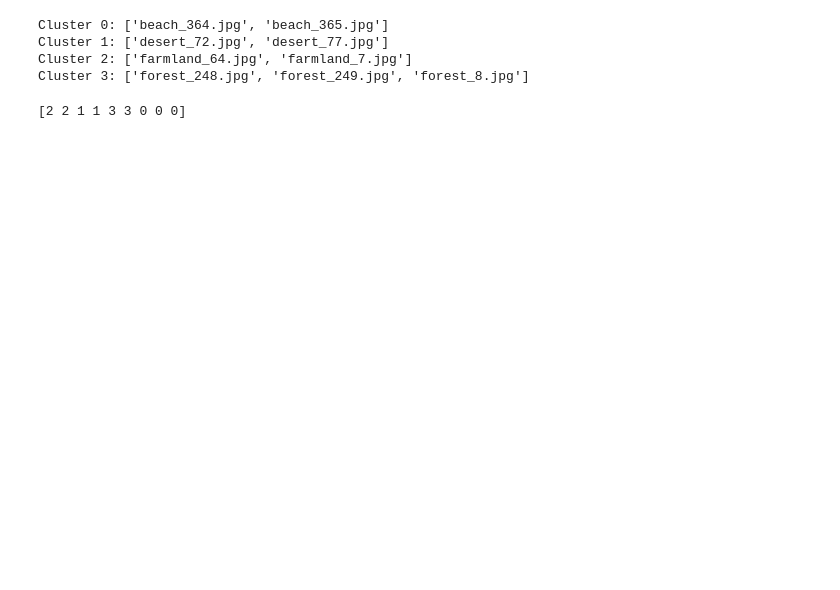
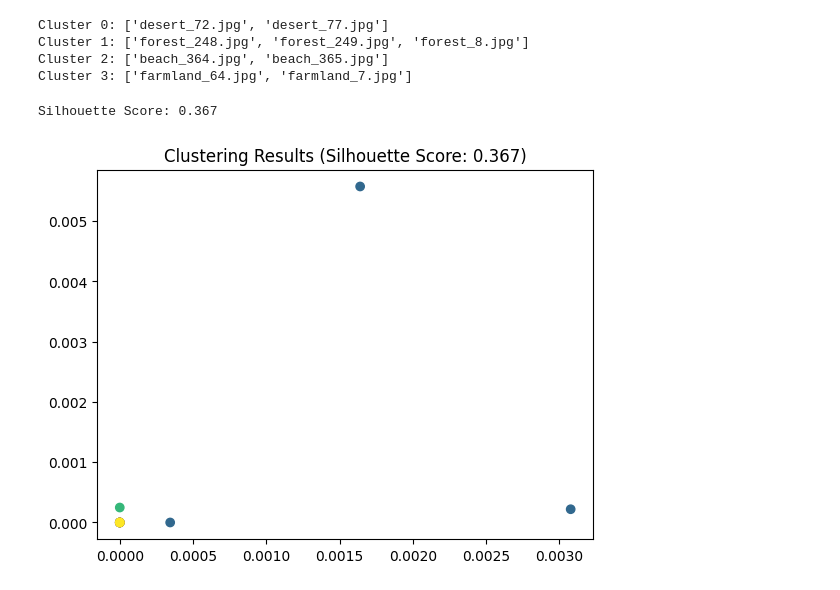
Before and after one commit to S4njuuu3291/mini-proyek-datmin, a Jupyter notebook: gpt.ipynb, the cells around one changed output. Cells and saved outputs as stored; diff of their text form; code cells hidden in the pictures; blank space fills up the shorter version.

Commit message:
s score

```diff
--- a/gpt.ipynb
+++ b/gpt.ipynb
@@ -180,15 +180,19 @@ features = np.array(features)
 
 # Tentukan jumlah cluster k (misalnya 3)
 # labels, kmeans = kmeans_manual(features, k=cluster, max_iters=10000)
-labelh = hierarchical_clustering(features, cluster)
+# labelh = hierarchical_clustering(features, cluster)
 # model = AgglomerativeClustering(n_clusters=cluster, linkage='ward')
 # labelh = model.fit_predict(features)
 
+kmeans = KMeans(n_clusters=cluster, random_state=42)
+kmeans.fit(features)
+labels = kmeans.labels_
+
 # Print hasil clustering
-print("Cluster labelh:", labelh)
+# print("Cluster labelh:", labelh)
 
 # np.savetxt('a.txt', features, delimiter=',')
-print(labelh)  # Output label cluster dari setiap gambar
+print(labels)  # Output label cluster dari setiap gambar
 # %% [output]
 [figure]
 [figure]
@@ -207,15 +210,30 @@ import matplotlib.pyplot as plt
 for i in range(cluster):  # Misal ada 3 cluster
     cluster_images = [labelimg[j] for j in range(len(labelimg)) if labels[j] == i]
     print(f"Cluster {i}: {cluster_images}")
-for i in range(l):  # Misal ada 3 cluster
-    cluster_images = [labelimg[j] for j in range(len(labelimg)) if labels[j] == i]
-    print(f"Cluster {i}: {cluster_images}")
+# for i in range(l):  # Misal ada 3 cluster
+    # cluster_images = [labelimg[j] for j in range(len(labelimg)) if labels[j] == i]
+    # print(f"Cluster {i}: {cluster_images}")
 # %% [output]
-Cluster 0: ['beach_364.jpg', 'beach_365.jpg']
-Cluster 1: ['desert_72.jpg', 'desert_77.jpg']
-Cluster 2: ['farmland_64.jpg', 'farmland_7.jpg']
-Cluster 3: ['forest_248.jpg', 'forest_249.jpg', 'forest_8.jpg']
+Cluster 0: ['desert_72.jpg', 'desert_77.jpg']
+Cluster 1: ['forest_248.jpg', 'forest_249.jpg', 'forest_8.jpg']
+Cluster 2: ['beach_364.jpg', 'beach_365.jpg']
+Cluster 3: ['farmland_64.jpg', 'farmland_7.jpg']
-# %%
-print(labelh)
-# %% [output]
-[2 2 1 1 3 3 0 0 0]
+# %%
+from sklearn.metrics import silhouette_score
+from sklearn.cluster import KMeans
+from sklearn.datasets import make_blobs
+import matplotlib.pyplot as plt
+
+
+# Menghitung Silhouette Score
+sil_score = silhouette_score(features, labels)
+
+print(f"Silhouette Score: {sil_score:.3f}")
+
+# Visualisasi hasil clustering
+plt.scatter(features[:, 0], features[:, 1], c=labels, cmap='viridis')
+plt.title(f'Clustering Results (Silhouette Score: {sil_score:.3f})')
+plt.show()
+# %% [output]
+Silhouette Score: 0.367
+[figure, added]
```
Also changed, not shown: parts of 1 cell of this notebook, 1 other file.
